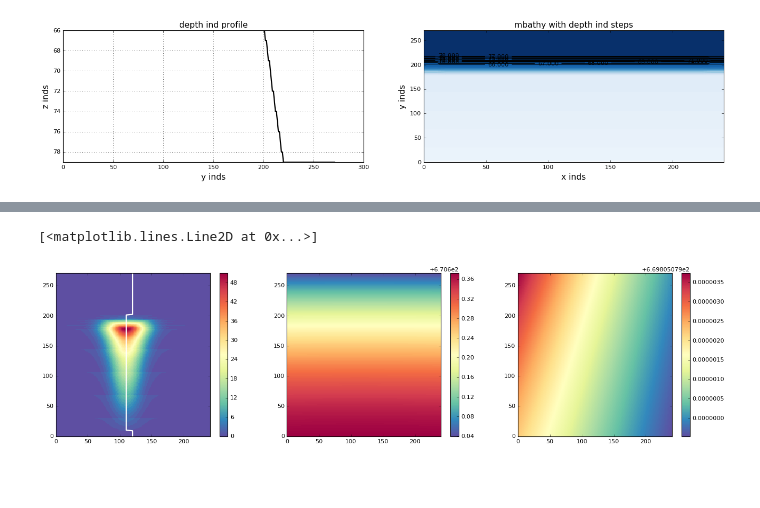
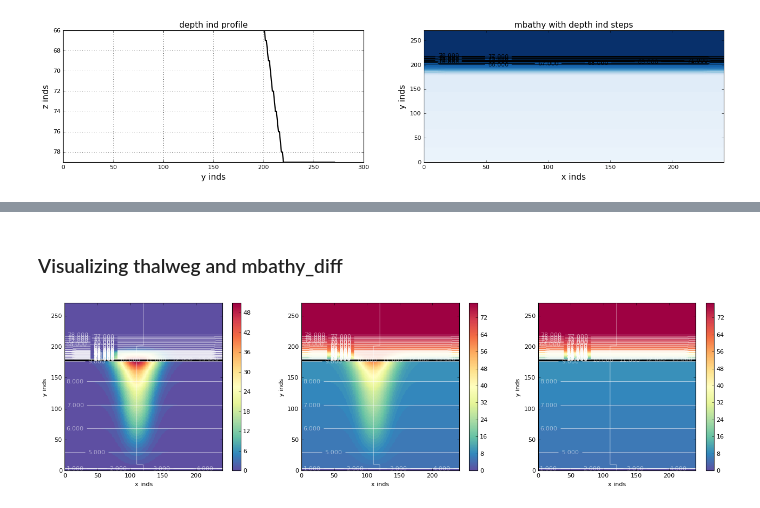
Before and after one commit to UBC-MOAD/analysis_mackenzie_canyon, a Jupyter notebook: notebooks/transport_fluxes/W_planes_indices.ipynb, the cells around one changed output, grey strips where cells are left out. Cells and saved outputs as stored; diff of their text form; code cells hidden in the pictures; blank space fills up the shorter version.

```diff
--- a/notebooks/transport_fluxes/W_planes_indices.ipynb
+++ b/notebooks/transport_fluxes/W_planes_indices.ipynb
@@ -116,0 +179,2 @@ for y in range(len(axis_thalweg)):
+# %%
+ind_break = get_index_break(gdepw, mbathyn)
@@ -116,0 +195,2 @@ for y in range(len(axis_thalweg)):
+# %%
+ind_head, ind_shelf = get_index_head(gdepw, tmask, axis_thalweg)
@@ -116,0 +250,19 @@ for y in range(len(axis_thalweg)):
+# %%
+ind_half, area_k, area_k0, area_canyon, area_all, cumsum_area_canyon = get_index_half(tmask, e1t, e2t, surface_mask)
+# %%
+vmin = area_k0.min()
+vmax = area_k0.max()
+
+fig, ax = plt.subplots(1,4,figsize=(20, 7), sharey=True)
+ttls = ['surface_mask', 'area_k0', 'area_k', 'area_k * tmask']
+these = [surface_mask[ind_shelf,...], area_k0, area_k[ind_shelf,...], area_canyon[ind_shelf,...]]
+for n, this, ttl in zip(np.arange(4), these, ttls):
+    if n==0:
+        p = ax[n].pcolormesh(xs, ys, this, cmap=cm.Spectral_r)
+    else:
+        p = ax[n].pcolormesh(xs, ys, this, cmap=cm.Spectral_r, vmin=vmin, vmax=vmax)
+    cbar = fig.colorbar(p, ax = ax[n], orientation='horizontal')
+    ax[n].set_xlim(0, xs[-1]); ax[n].set_ylim(0, ys[-1])
+    ax[n].set_title(ttl, fontsize=15)
+    ax[n].set_xlabel('x inds'); ax[n].set_ylabel('y inds')
+    fig.tight_layout(h_pad=0.2, w_pad=0.2)
@@ -117,14 +285,15 @@ for y in range(len(axis_thalweg)):
+# %% [markdown]
+### Visualizing thalweg and mbathy_diff
 # %%
-fig, (ax1, ax2, ax3) = plt.subplots(1,3,figsize=(20,5))
-p1 = ax1.pcolormesh(xs, ys, mbathy_diff, cmap=cm.Spectral_r)
-p2 = ax2.pcolormesh(xs, ys, e1t, cmap=cm.Spectral_r)
-p3 = ax3.pcolormesh(xs, ys, e2t, cmap=cm.Spectral_r)
-
-for ax in [ax1, ax2, ax3]:
+fig, (ax1, ax2, ax3) = plt.subplots(1, 3, figsize=(20, 5))
+for ax, this in zip([ax1, ax2, ax3], [mbathy - mbathyn, mbathy, mbathyn]):
+    p = ax.pcolormesh(xs, ys, this, cmap=cm.Spectral_r)
     ax.set_xlim(0, xs[-1]); ax.set_ylim(0, ys[-1])
-fig.colorbar(p1, ax=ax1); fig.colorbar(p2, ax=ax2); fig.colorbar(p3, ax=ax3)
-
-ax1.plot(axis_thalweg, ys, c='w', linewidth=2)
+    fig.colorbar(p, ax=ax)
+    c = ax.contour(mbathyn, 80, colors='w', alpha=0.5)
+    ax.clabel(c)
+    ax.plot(axis_thalweg, ys, c='w', alpha=0.5)
+    ax.axhline(ind_break, c='k', linewidth=3)
+    ax.set_xlabel('x inds'); ax.set_ylabel('y inds')
 # %% [output]
-[<matplotlib.lines.Line2D at 0x...>]
-[figure, old version]
+[figure, new version]
```
Also changed, not shown: parts of 21 cells of this notebook.
